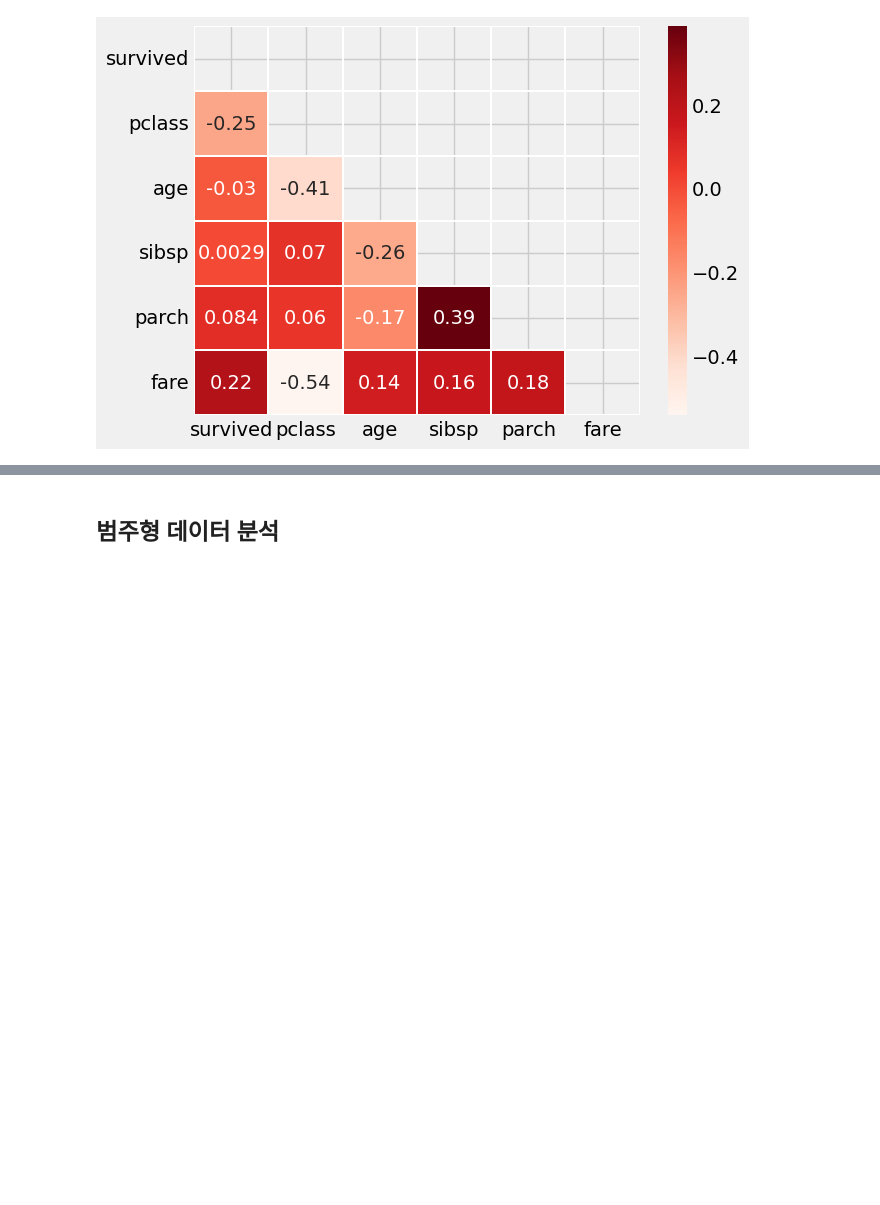
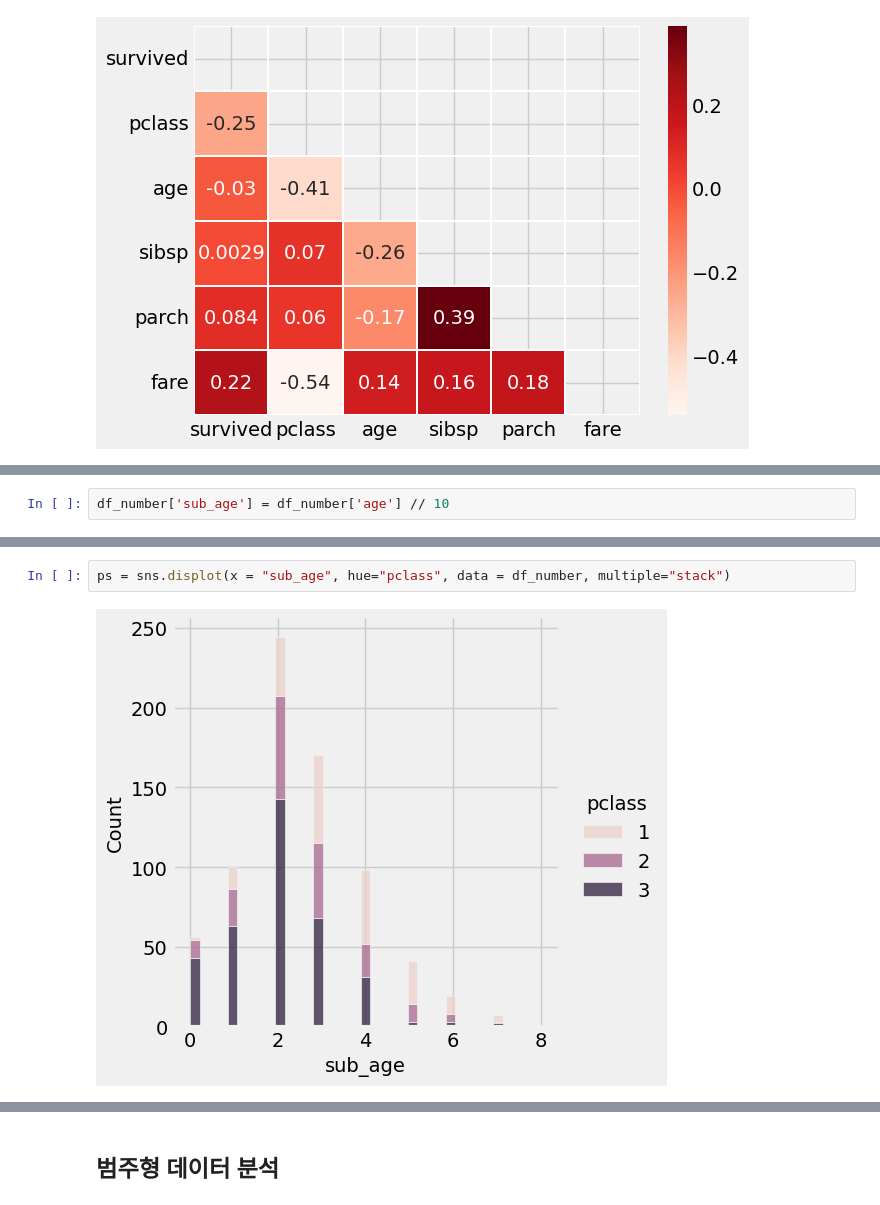
Before and after one commit to jaynamm/playdata-document, a Jupyter notebook: kaggle_titanic_dataset.ipynb, the cells around one changed output, grey strips where cells are left out. Drawn from its saved outputs; the diff is of its cells as text; blank space fills up the shorter version.

```diff
--- a/kaggle_titanic_dataset.ipynb
+++ b/kaggle_titanic_dataset.ipynb
@@ -332,0 +402,2 @@ sns.heatmap(org_train.corr(), annot=True, mask=mask, linewidths=0.2, cmap = "Red
+# %%
+df_number['sub_age'] = df_number['age'] // 10
@@ -332,0 +421,4 @@ sns.heatmap(org_train.corr(), annot=True, mask=mask, linewidths=0.2, cmap = "Red
+# %%
+ps = sns.displot(x = "sub_age", hue="pclass", data = df_number, multiple="stack")
+# %% [output]
+[figure, added]
```
Also changed, not shown: parts of 269 cells of this notebook, 10 other files.
